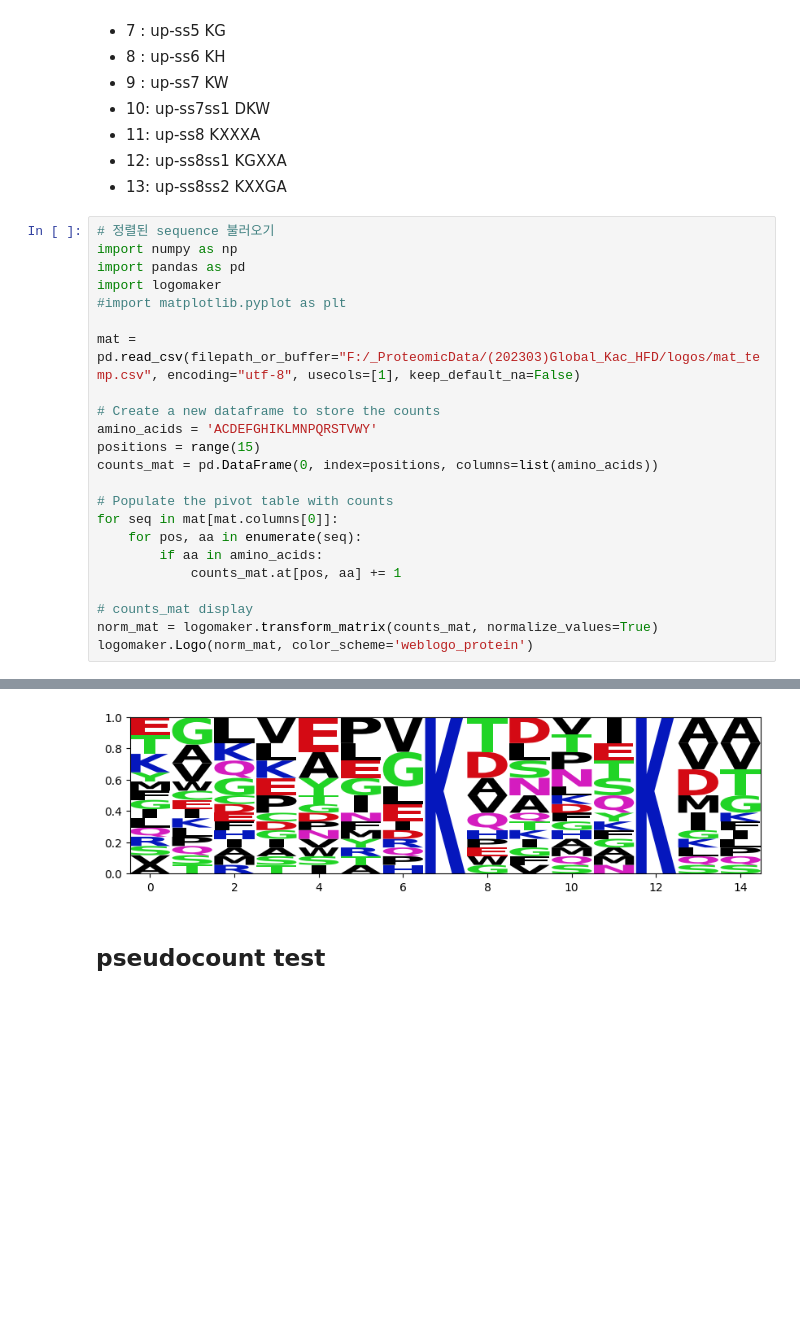
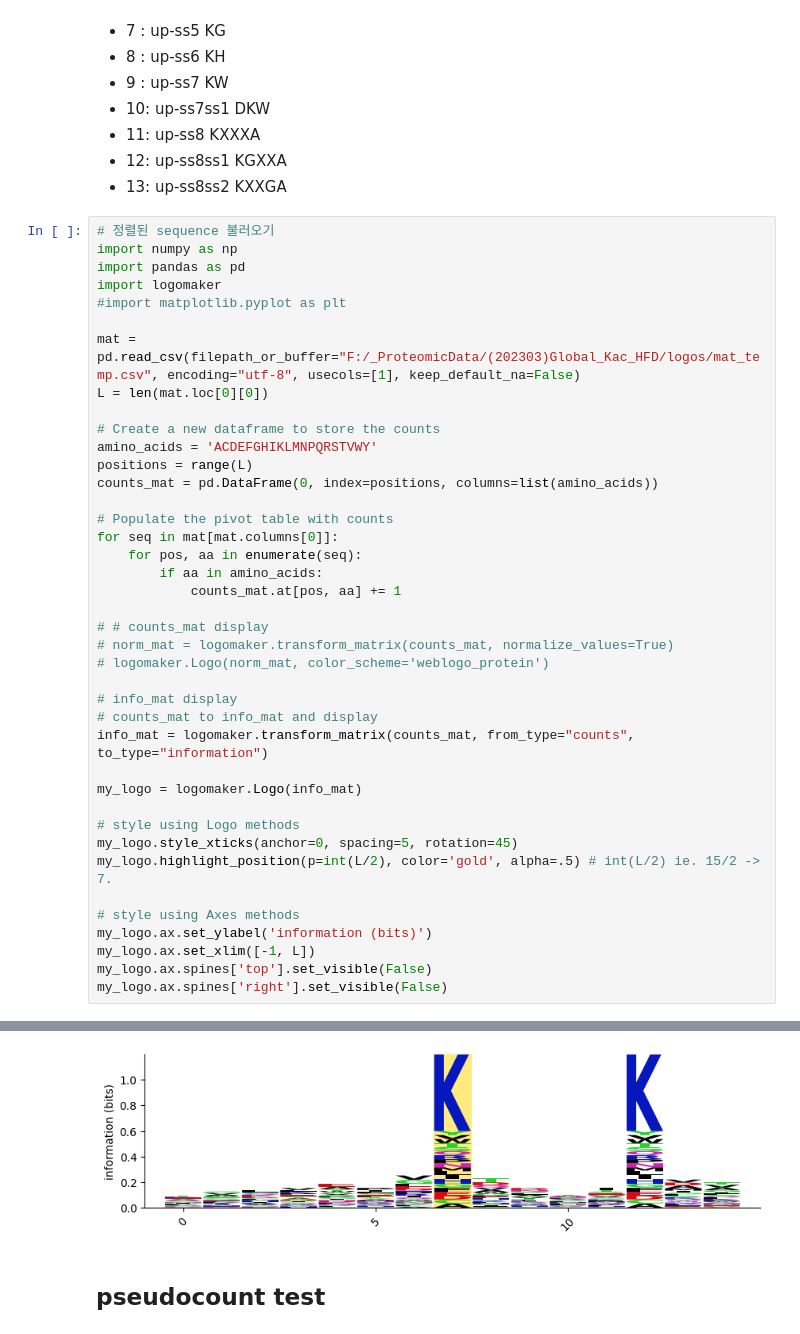
Before and after one commit to simchad/oreome, a Jupyter notebook: docs/jupyters/test_logomaker.ipynb, the cells around one changed output, grey strips where cells are left out. Drawn from its saved outputs; the diff is of its cells as text; blank space fills up the shorter version.

```diff
--- a/docs/jupyters/test_logomaker.ipynb
+++ b/docs/jupyters/test_logomaker.ipynb
@@ -336,10 +462,11 @@ import logomaker
 #import matplotlib.pyplot as plt
 
 mat = pd.read_csv(filepath_or_buffer="F:/_ProteomicData/(202303)Global_Kac_HFD/logos/mat_temp.csv", encoding="utf-8", usecols=[1], keep_default_na=False)
+L = len(mat.loc[0][0])
 
 # Create a new dataframe to store the counts
 amino_acids = 'ACDEFGHIKLMNPQRSTVWY'
-positions = range(15)
+positions = range(L)
 counts_mat = pd.DataFrame(0, index=positions, columns=list(amino_acids))
 
 # Populate the pivot table with counts
@@ -348,7 +475,23 @@ for seq in mat[mat.columns[0]]:
         if aa in amino_acids:
             counts_mat.at[pos, aa] += 1
 
-# counts_mat display
-norm_mat = logomaker.transform_matrix(counts_mat, normalize_values=True)
-logomaker.Logo(norm_mat, color_scheme='weblogo_protein')
+# # counts_mat display
+# norm_mat = logomaker.transform_matrix(counts_mat, normalize_values=True)
+# logomaker.Logo(norm_mat, color_scheme='weblogo_protein')
+
+# info_mat display
+# counts_mat to info_mat and display
+info_mat = logomaker.transform_matrix(counts_mat, from_type="counts", to_type="information")
+
+my_logo = logomaker.Logo(info_mat)
+
+# style using Logo methods
+my_logo.style_xticks(anchor=0, spacing=5, rotation=45)
+my_logo.highlight_position(p=int(L/2), color='gold', alpha=.5) # int(L/2) ie. 15/2 -> 7.
+
+# style using Axes methods
+my_logo.ax.set_ylabel('information (bits)')
+my_logo.ax.set_xlim([-1, L])
+my_logo.ax.spines['top'].set_visible(False)
+my_logo.ax.spines['right'].set_visible(False)
 # %% [output]
@@ -356,4 +515,4 @@ logomaker.Logo(norm_mat, color_scheme='weblogo_protein')
-[figure, old version]
+[figure, new version]
 # %% [markdown]
 ## pseudocount test
 # %%
```
Also changed, not shown: parts of 12 cells of this notebook, 13 other files.
